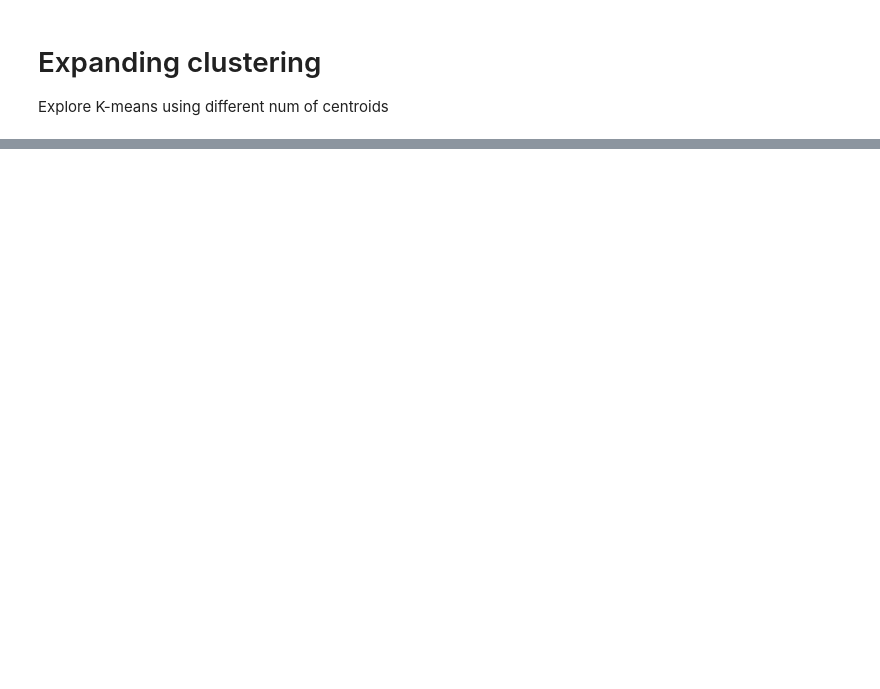
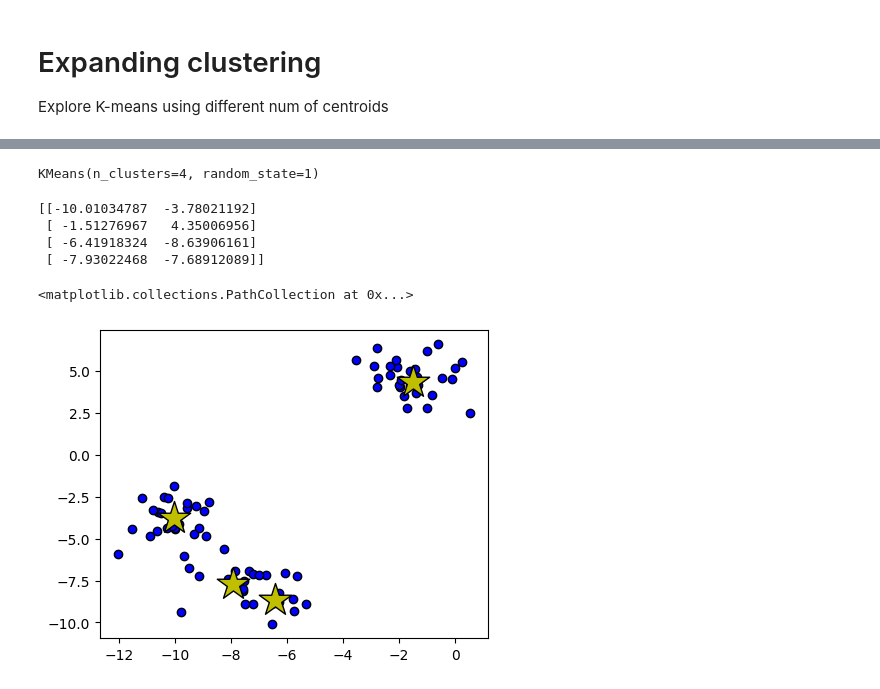
Before and after one commit to yustinbarnet/machine_learning, a Jupyter notebook: Sem_05/k-means.ipynb, the cells around one changed output, grey strips where cells are left out. Saved outputs shown, nothing was run; the diff lists cells and outputs as text; code cells hidden in the pictures; blank space fills up the shorter version.

```diff
--- a/Sem_05/k-means.ipynb
+++ b/Sem_05/k-means.ipynb
@@ -106,0 +119,11 @@ Y = _
+# %%
+X, _ = make_blobs(n_samples = 400 , n_features= 2, random_state = 1 ) #en el no supervisado y no existe
+
+# Create train (80%) and test (20%) sets and print all shapes
+X_train, X_test = train_test_split(X, test_size=0.2, random_state=1)
+
+#creacion del diagrama
+_, axes = plt.subplots(1,2, figsize=(8,4))
+axes[0].scatter( X[:,0] , X[:,1] , edgecolors='k', c='g')
+axes[1].scatter( X_train[:,0], X_train[:,1], edgecolors='k', c='b')
+axes[1].scatter( X_test[:,0], X_test[:,1], edgecolors='k', c='r')
@@ -106,0 +133,26 @@ Y = _
+# %%
+kmeans = KMeans(n_clusters=4,random_state=1)
+
+# Train Kmeans
+kmeans.fit(X_train)
+# %% [output]
+KMeans(n_clusters=4, random_state=1)
+# %%
+# Plot centroids
+centroids = kmeans.cluster_centers_
+print(centroids)
+# %% [output]
+[[-10.01034787  -3.78021192]
+ [ -1.51276967   4.35006956]
+ [ -6.41918324  -8.63906161]
+ [ -7.93022468  -7.68912089]]
+# %%
+_, ax = plt.subplots (figsize = (5,4))
+colors=['blue','cyan','magenta']
+
+# plot data and found centroids
+ax.scatter(X_test[:,0], X_test[:,1],c='b',edgecolors='k') #dibujar los puntos
+ax.scatter(centroids[:,0],centroids[:,1], s=600,marker='*',edgecolors='k',c='y') #dibujar los centroides
+# %% [output]
+<matplotlib.collections.PathCollection at 0x...>
+[figure, added]
```
Also changed, not shown: parts of 15 cells of this notebook.
